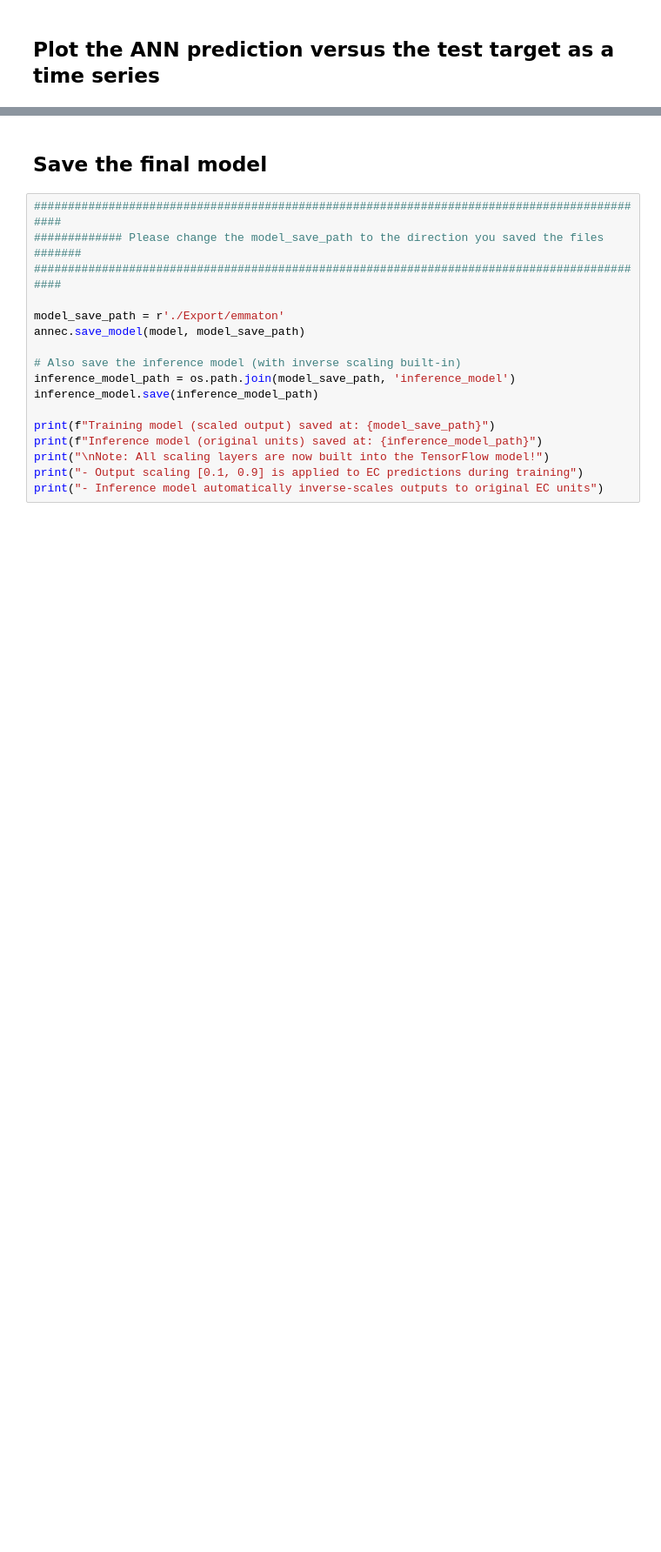
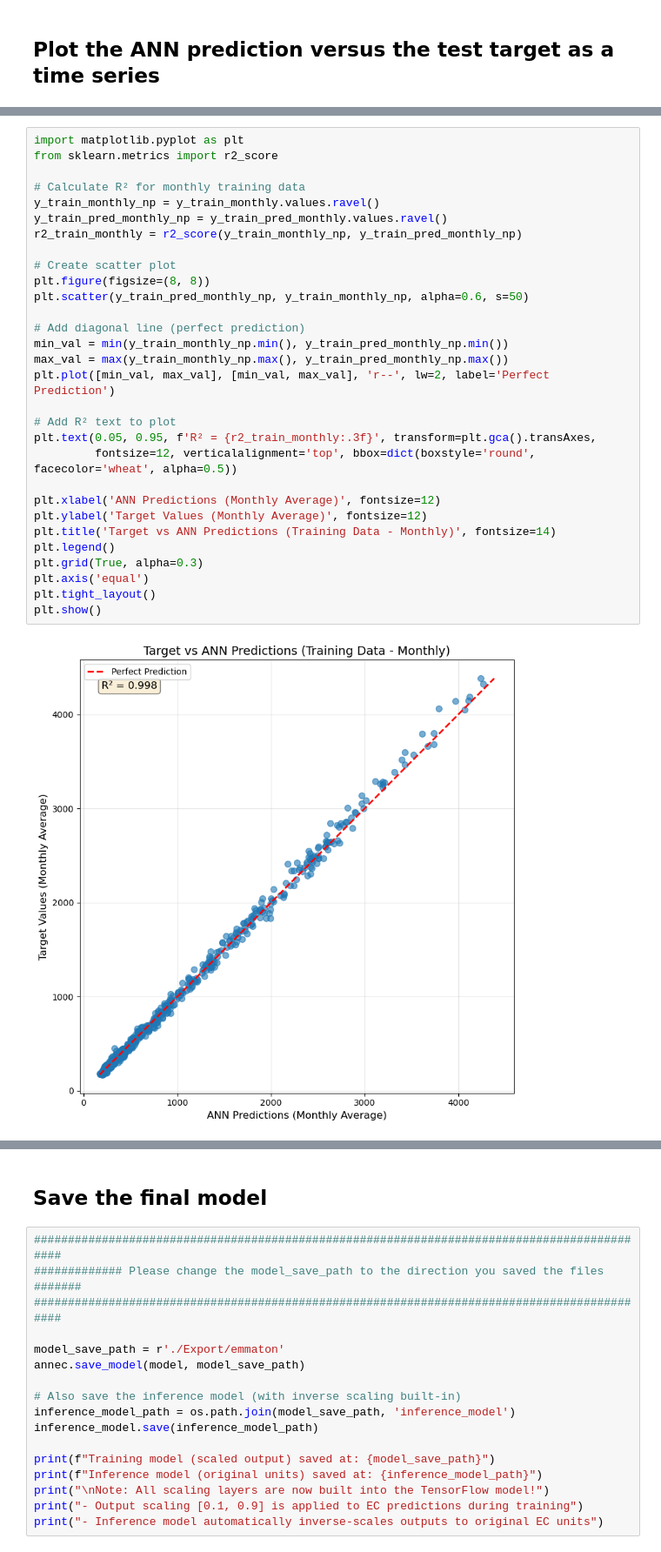
Before and after one commit to CentralValleyModeling/cs3-surrogate-training, a Jupyter notebook: train_EC.ipynb, the cells around one changed output, grey strips where cells are left out. Shown at 87% size. Saved outputs shown, nothing was run; the diff lists cells and outputs as text; blank space fills up the shorter version.

```diff
--- a/train_EC.ipynb
+++ b/train_EC.ipynb
@@ -271,0 +481,32 @@ Last prediction: 998.8
+# %%
+import matplotlib.pyplot as plt
+from sklearn.metrics import r2_score
+
+# Calculate R² for monthly training data
+y_train_monthly_np = y_train_monthly.values.ravel()
+y_train_pred_monthly_np = y_train_pred_monthly.values.ravel()
+r2_train_monthly = r2_score(y_train_monthly_np, y_train_pred_monthly_np)
+
+# Create scatter plot
+plt.figure(figsize=(8, 8))
+plt.scatter(y_train_pred_monthly_np, y_train_monthly_np, alpha=0.6, s=50)
+
+# Add diagonal line (perfect prediction)
+min_val = min(y_train_monthly_np.min(), y_train_pred_monthly_np.min())
+max_val = max(y_train_monthly_np.max(), y_train_pred_monthly_np.max())
+plt.plot([min_val, max_val], [min_val, max_val], 'r--', lw=2, label='Perfect Prediction')
+
+# Add R² text to plot
+plt.text(0.05, 0.95, f'R² = {r2_train_monthly:.3f}', transform=plt.gca().transAxes,
+         fontsize=12, verticalalignment='top', bbox=dict(boxstyle='round', facecolor='wheat', alpha=0.5))
+
+plt.xlabel('ANN Predictions (Monthly Average)', fontsize=12)
+plt.ylabel('Target Values (Monthly Average)', fontsize=12)
+plt.title('Target vs ANN Predictions (Training Data - Monthly)', fontsize=14)
+plt.legend()
+plt.grid(True, alpha=0.3)
+plt.axis('equal')
+plt.tight_layout()
+plt.show()
+# %% [output]
+[figure, added]
```
Also changed, not shown: parts of 22 cells of this notebook.
